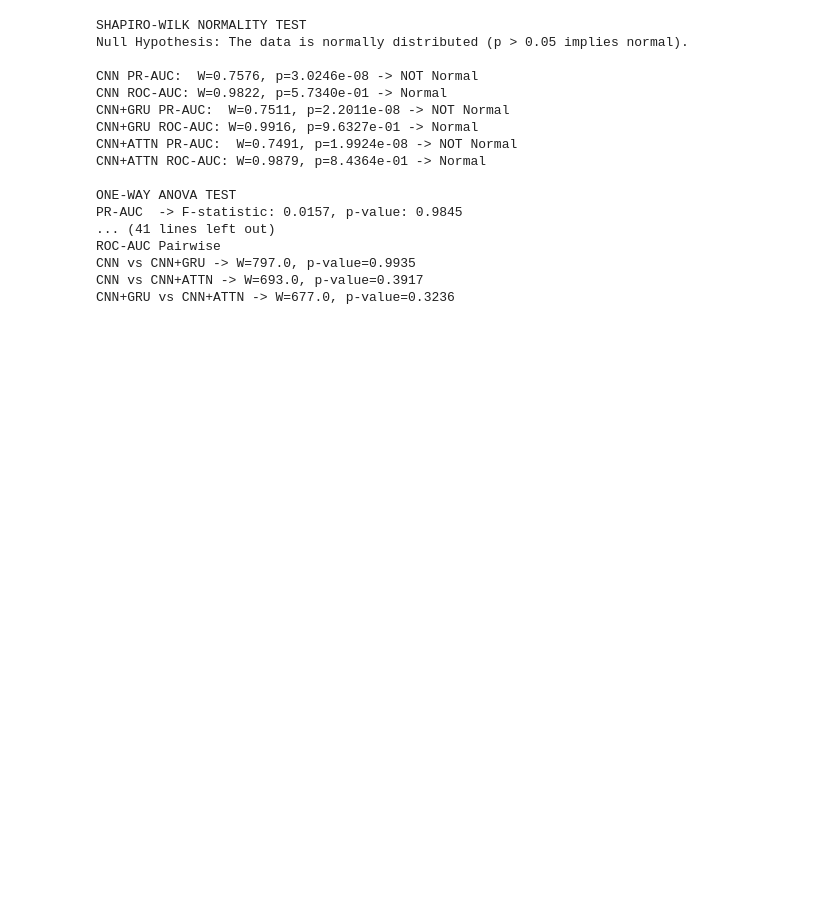
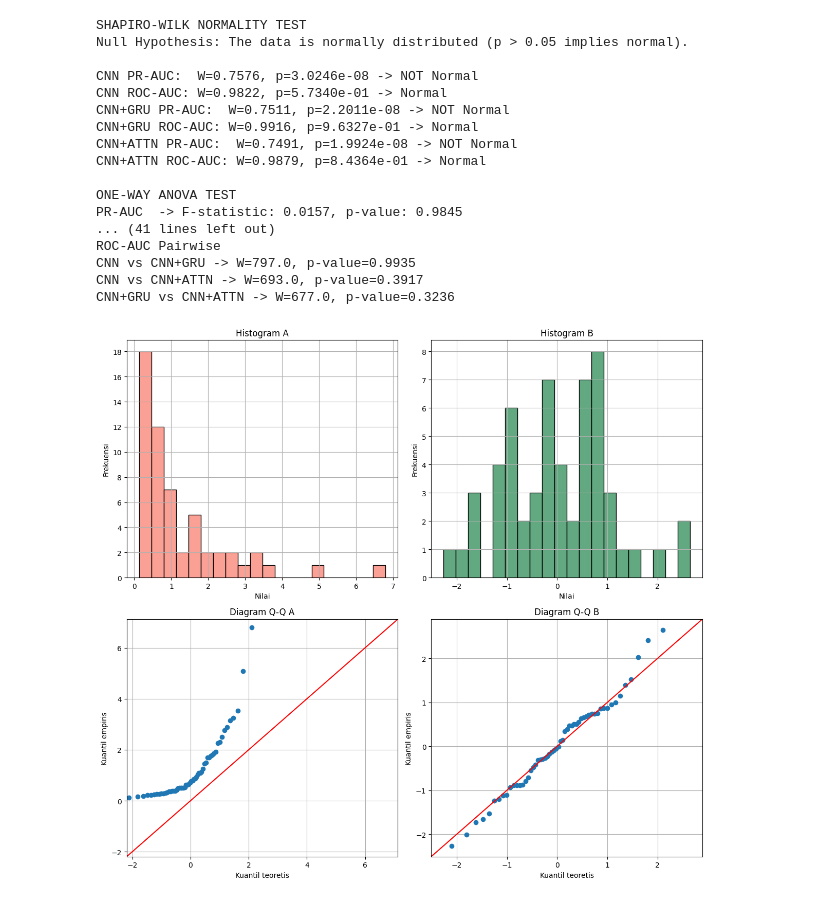
Before and after one commit to hugoalfedoputra/mudelling, a Jupyter notebook: ai/result_graphs.ipynb, the cells around one changed output. Saved outputs shown, nothing was run; the diff lists cells and outputs as text; code cells hidden in the pictures; blank space fills up the shorter version.

```diff
--- a/ai/result_graphs.ipynb
+++ b/ai/result_graphs.ipynb
@@ -927,3 +951,90 @@ ROC-AUC Pairwise
 CNN vs CNN+GRU -> W=797.0, p-value=0.9935
 CNN vs CNN+ATTN -> W=693.0, p-value=0.3917
 CNN+GRU vs CNN+ATTN -> W=677.0, p-value=0.3236
+# %%
+from numpy.random import MT19937
+from numpy.random import RandomState, SeedSequence
+import statsmodels.api as sm
+
+# import scipy.stats as stats
+
+
+def visualise_normality(some_csv):
+    # This is just for visualisation sake in the final thesis paper
+    pr1, roc1 = extract_scores(some_csv)
+
+    rs = RandomState(MT19937(SeedSequence(37)))
+    rands = rs.standard_normal(size=56)
+    # rands = np.divide(rands, 10)
+
+    _, axs = plt.subplots(2, 2, figsize=(12, 11))
+
+    sns.histplot(pr1 * 10, ax=axs[0, 0], color="salmon", bins=20)
+    axs[0, 0].set_title("Histogram A")
+    axs[0, 0].set_xlabel("Nilai")
+    axs[0, 0].set_ylabel("Frekuensi")
+    axs[0, 0].grid()
+    # axs[0, 0].set_xticks(np.arange(0.0, 0.8, 0.1))
+    axs[0, 0].set_yticks(np.arange(0, 20, 2))
+
+    # stats.probplot(pr1, plot=axs[1, 0])
+    # axs[1, 0].set_title("")
+    # axs[1, 0].set_xlabel("Kuantil teoretis")
+    # axs[1, 0].set_ylabel("Kuantil empiris")
+    # axs[1, 0].set_xticks(np.arange(-2, 3, 1))
+    # axs[1, 0].set_yticks(np.arange(-2, 3, 1))
+    sm.qqplot(pr1 * 10, line="45", ax=axs[1, 0])
+    axs[1, 0].set_xlabel("Kuantil teoretis")
+    axs[1, 0].set_ylabel("Kuantil empiris")
+    axs[1, 0].set_title("Diagram Q-Q A")
+    axs[1, 0].grid()
+    # axs[1, 0].set_xticks(np.arange(-2, 3, 1))
+    # axs[1, 0].set_yticks(np.arange(-2, 3, 1))
+
+    # sns.histplot(roc1 * 10, ax=axs[0, 1], color="cornflowerblue", bins=20)
+    # axs[0, 1].set_title("Contoh 2")
+    # axs[0, 1].set_xlabel("Nilai")
+    # axs[0, 1].set_ylabel("Frekuensi")
+    # axs[0, 1].set_xticks(np.arange(0.4, 1.1, 0.1))
+
+    # stats.probplot(roc1, dist="norm", plot=axs[1, 1], fit=False)
+    # axs[1, 1].set_title("")
+    # axs[1, 1].set_xlabel("Kuantil teoretis")
+    # axs[1, 1].set_ylabel("Kuantil empiris")
+    # axs[1, 1].set_xticks(np.arange(-2, 3, 1))
+    # axs[1, 1].set_yticks(np.arange(-2, 3, 1))
+    # sm.qqplot(roc1 * 10, line="45", ax=axs[1, 1])
+    # axs[1, 1].set_title("")
+    # axs[1, 1].set_xlabel("Kuantil teoretis")
+    # axs[1, 1].set_ylabel("Kuantil empiris")
+    # axs[1, 1].set_xticks(np.arange(-2, 3, 1))
+    # axs[1, 1].set_yticks(np.arange(-2, 3, 1))
+
+    sns.histplot(rands, ax=axs[0, 1], color="seagreen", bins=20)
+    axs[0, 1].set_title("Histogram B")
+    axs[0, 1].set_xlabel("Nilai")
+    axs[0, 1].set_ylabel("Frekuensi")
+    axs[0, 1].grid()
+    axs[0, 1].set_xticks(np.arange(-2, 3, 1))
+
+    # stats.probplot(rands, plot=axs[1, 1])
+    # axs[1, 1].set_title("")
+    # axs[1, 1].set_xlabel("Kuantil teoretis")
+    # axs[1, 1].set_ylabel("Kuantil empiris")
+    # axs[1, 1].set_xticks(np.arange(-2, 3, 1))
+    # axs[1, 1].set_yticks(np.arange(-2, 3, 1))
+    sm.qqplot(rands, line="45", ax=axs[1, 1])
+    axs[1, 1].set_xlabel("Kuantil teoretis")
+    axs[1, 1].set_ylabel("Kuantil empiris")
+    axs[1, 1].set_title("Diagram Q-Q B")
+    axs[1, 1].grid()
+    # axs[1, 1].set_xticks(np.arange(-2, 3, 1))
+    # axs[1, 1].set_yticks(np.arange(-2, 3, 1))
+
+    plt.tight_layout()
+    plt.show()
+
+
+visualise_normality("./mlflow_pgdump/cnn_test_9f3cb9_history.csv")
+# %% [output]
+[figure, added]
```
Also changed, not shown: parts of 1 cell of this notebook, 3 other files.
